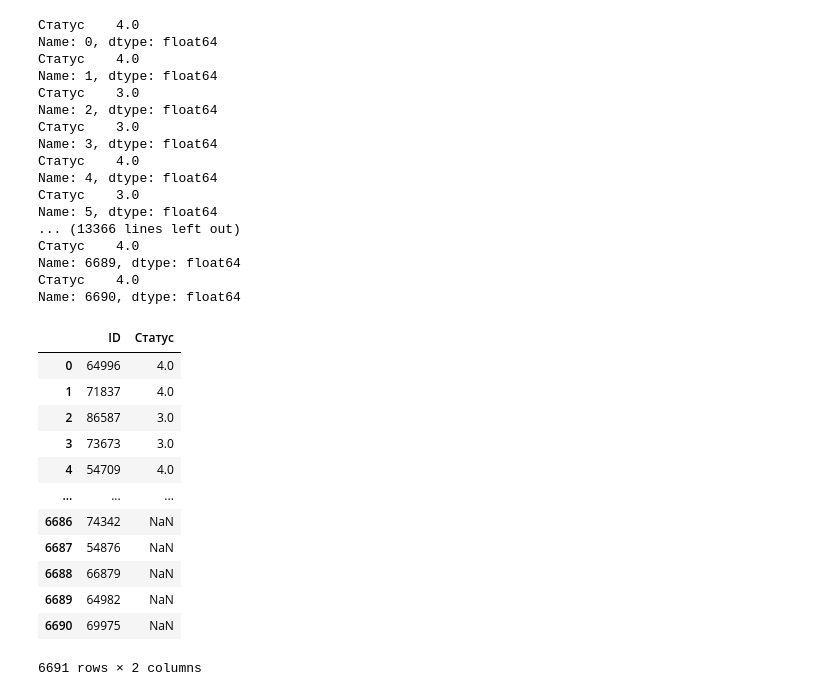
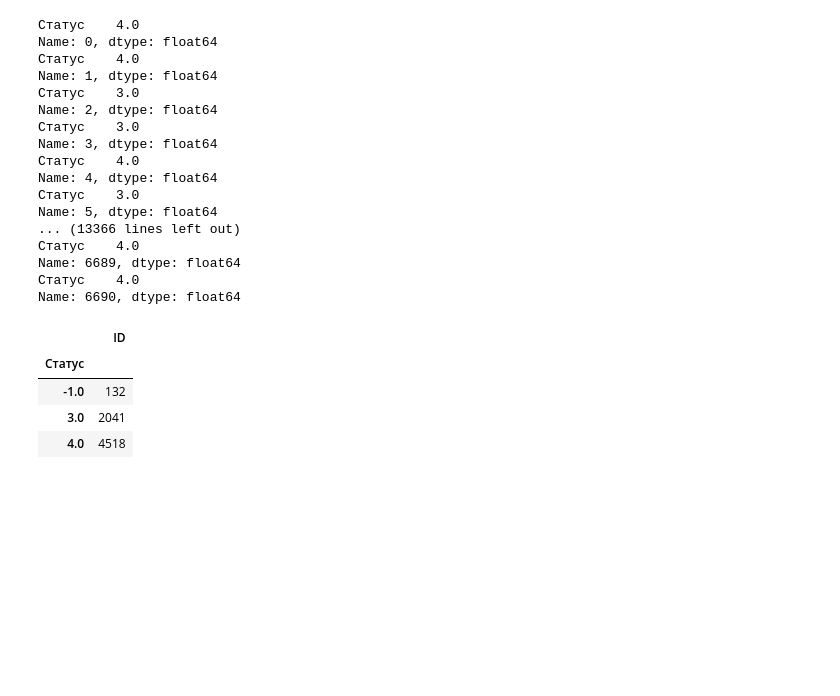
Before and after one commit to RomanZorkin/digital_match_altay, a Jupyter notebook: notebooks/neiro.ipynb, the cells around one changed output. Saved outputs shown, nothing was run; the diff lists cells and outputs as text; code cells hidden in the pictures; blank space fills up the shorter version.

```diff
--- a/notebooks/neiro.ipynb
+++ b/notebooks/neiro.ipynb
@@ -476,19 +476,11 @@ make_csv.to_csv('sample_submission.csv', index=False)
 np.arange(0, 10)
 # %%
 make_csv.isna().any().all()
-# %%
-df_submission
-# %% [output]
-|  | ID | Статус |
-| 0 | 64996 | 4.0 |
-| 1 | 71837 | 4.0 |
-| 2 | 86587 | 3.0 |
-| 3 | 73673 | 3.0 |
-| 4 | 54709 | 4.0 |
-| ... | ... | ... |
-| 6686 | 74342 | NaN |
-| 6687 | 54876 | NaN |
-| 6688 | 66879 | NaN |
-| 6689 | 64982 | NaN |
-| 6690 | 69975 | NaN |
-6691 rows × 2 columns
+# %%
+df_submission.groupby('Статус').count()
+# %% [output]
+|  | ID |
+| Статус |  |
+| -1.0 | 132 |
+| 3.0 | 2041 |
+| 4.0 | 4518 |
```
Also changed, not shown: parts of 1 cell of this notebook, 4 other files.
